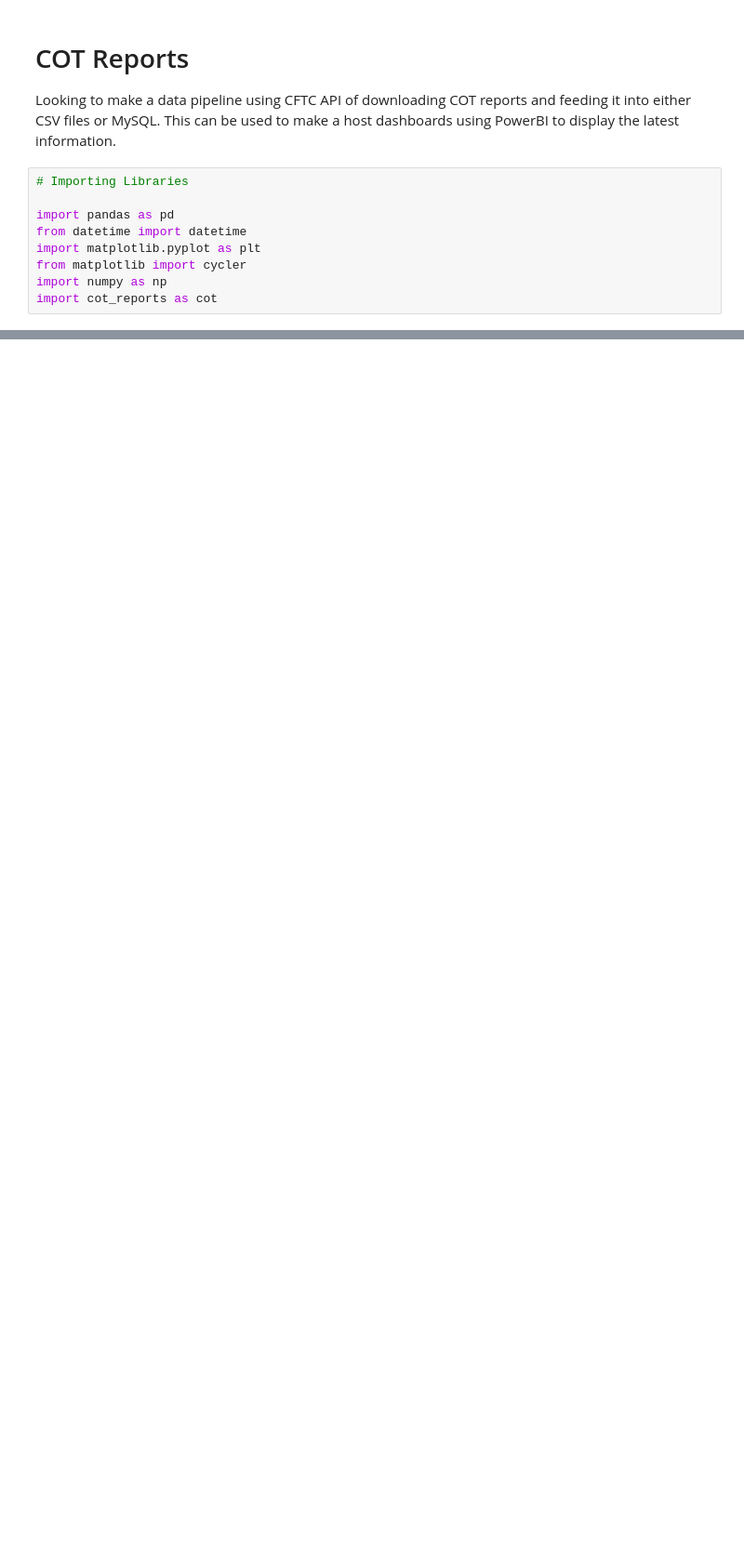
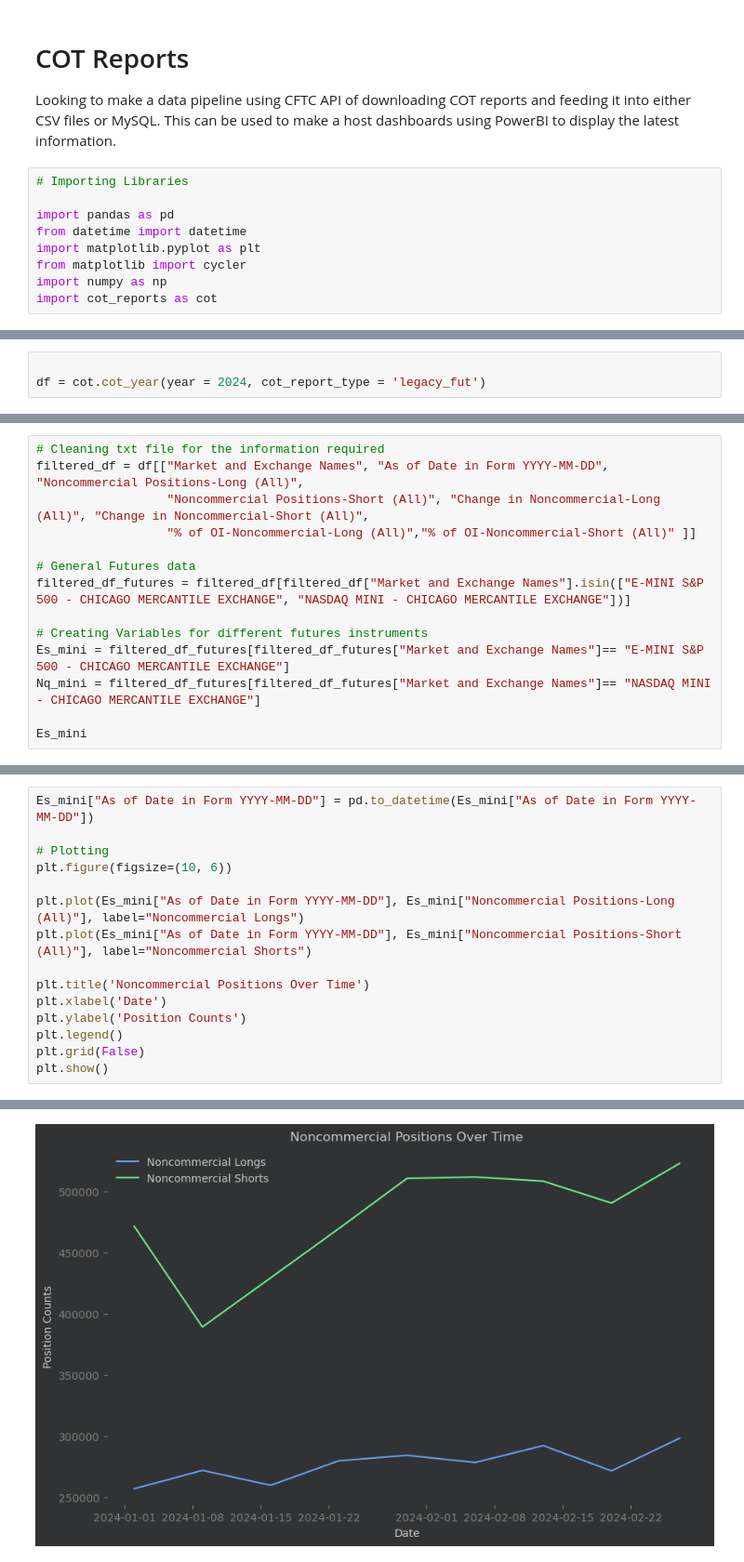
Before and after one commit to KhizarImran/AlgoTrading, a Jupyter notebook: Quant_Research/01_COT_report.ipynb, the cells around one changed output, grey strips where cells are left out. Shown at 93% size. Saved outputs shown, nothing was run; the diff lists cells and outputs as text; blank space fills up the shorter version.

```diff
--- a/Quant_Research/01_COT_report.ipynb
+++ b/Quant_Research/01_COT_report.ipynb
@@ -110,0 +34,3 @@ HTTPError: 400 Client Error: Bad Request.
+# %%
+
+df = cot.cot_year(year = 2024, cot_report_type = 'legacy_fut')
@@ -110,0 +41,14 @@ HTTPError: 400 Client Error: Bad Request.
+# %%
+# Cleaning txt file for the information required
+filtered_df = df[["Market and Exchange Names", "As of Date in Form YYYY-MM-DD", "Noncommercial Positions-Long (All)",
+                  "Noncommercial Positions-Short (All)", "Change in Noncommercial-Long (All)", "Change in Noncommercial-Short (All)",
+                  "% of OI-Noncommercial-Long (All)","% of OI-Noncommercial-Short (All)" ]]
+
+# General Futures data
+filtered_df_futures = filtered_df[filtered_df["Market and Exchange Names"].isin(["E-MINI S&P 500 - CHICAGO MERCANTILE EXCHANGE", "NASDAQ MINI - CHICAGO MERCANTILE EXCHANGE"])]
+
+# Creating Variables for different futures instruments
+Es_mini = filtered_df_futures[filtered_df_futures["Market and Exchange Names"]== "E-MINI S&P 500 - CHICAGO MERCANTILE EXCHANGE"]
+Nq_mini = filtered_df_futures[filtered_df_futures["Market and Exchange Names"]== "NASDAQ MINI - CHICAGO MERCANTILE EXCHANGE"]
+
+Es_mini
@@ -110,0 +66,16 @@ HTTPError: 400 Client Error: Bad Request.
+# %%
+Es_mini["As of Date in Form YYYY-MM-DD"] = pd.to_datetime(Es_mini["As of Date in Form YYYY-MM-DD"])
+
+# Plotting
+plt.figure(figsize=(10, 6))
+
+plt.plot(Es_mini["As of Date in Form YYYY-MM-DD"], Es_mini["Noncommercial Positions-Long (All)"], label="Noncommercial Longs")
+plt.plot(Es_mini["As of Date in Form YYYY-MM-DD"], Es_mini["Noncommercial Positions-Short (All)"], label="Noncommercial Shorts")
+
+plt.title('Noncommercial Positions Over Time')
+plt.xlabel('Date')
+plt.ylabel('Position Counts')
+plt.legend()
+plt.grid(False)
+plt.show()
+# %% [output]
@@ -110,0 +87 @@ HTTPError: 400 Client Error: Bad Request.
+[figure, added]
```
Also changed, not shown: parts of 9 cells of this notebook, 2 other files.
